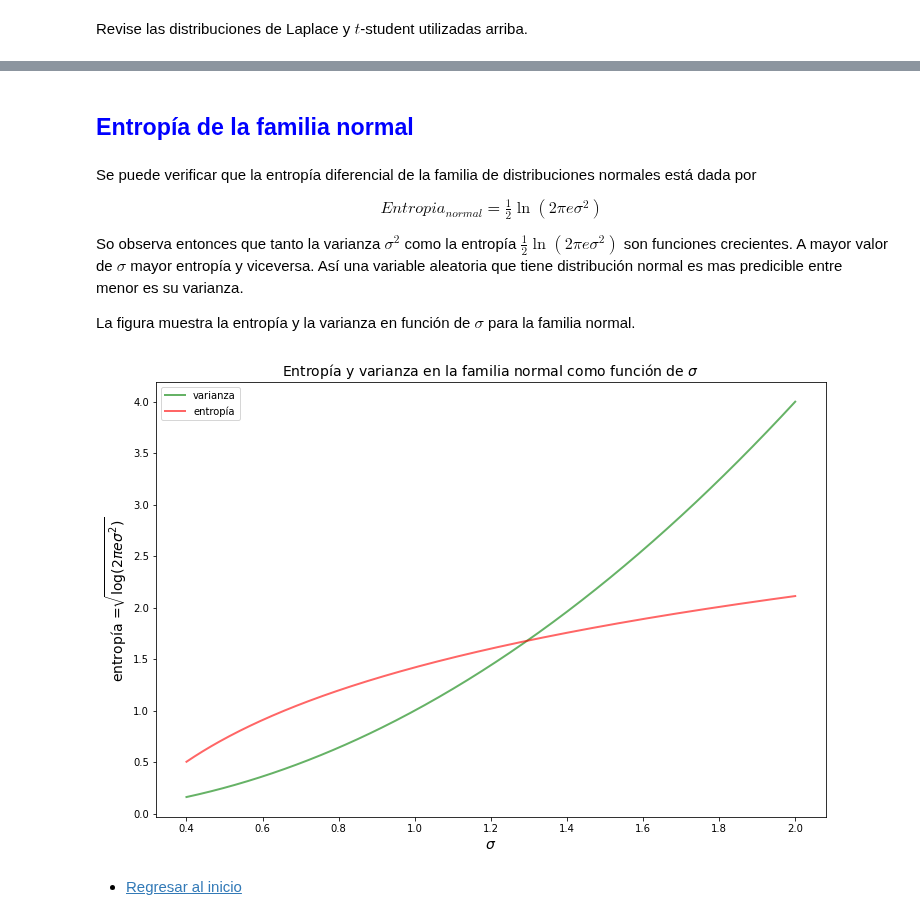
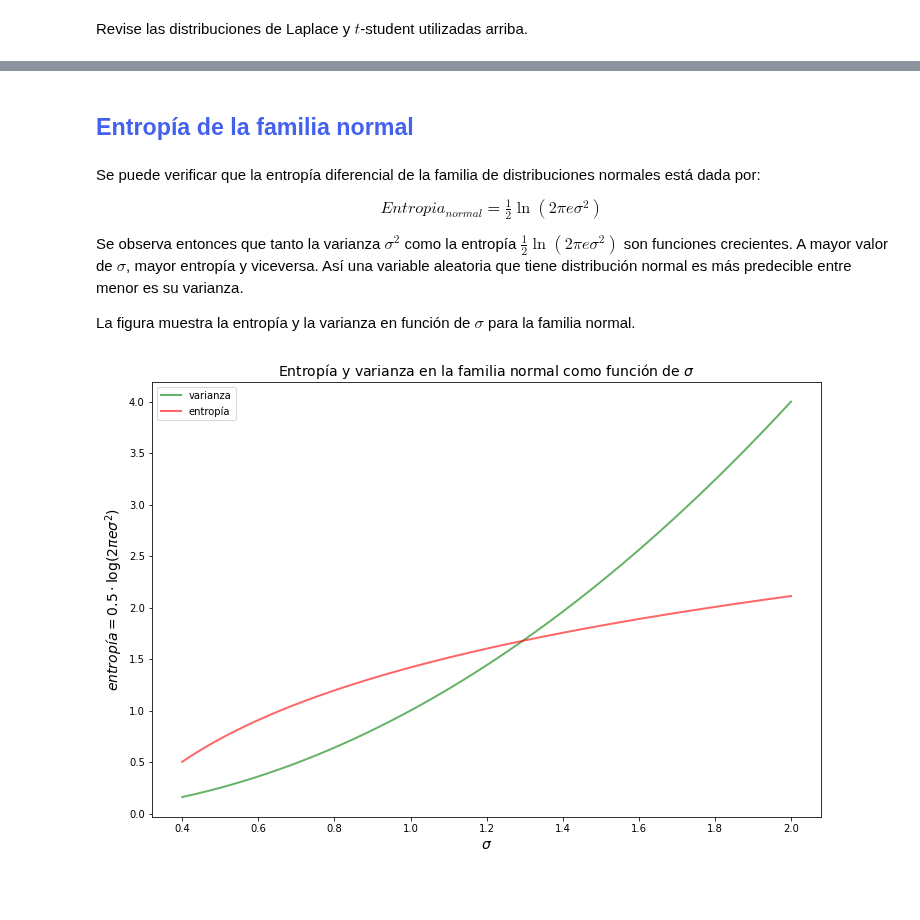
Before and after one commit to AprendizajeProfundo/diplomado-ciencia-de-datos, a Jupyter notebook: Matematicas-Estadistica/Cuadernos/Prob_Distribuciones_continuas.ipynb, the cells around one changed output, grey strips where cells are left out. Saved outputs shown, nothing was run; the diff lists cells and outputs as text; code cells hidden in the pictures; blank space fills up the shorter version.

Commit message:
Cambios variables aleatorias continuas

```diff
--- a/Matematicas-Estadistica/Cuadernos/Prob_Distribuciones_continuas.ipynb
+++ b/Matematicas-Estadistica/Cuadernos/Prob_Distribuciones_continuas.ipynb
@@ -246,38 +344,36 @@ Por otro lado, los conceptos y definiciones de la entropía de Shanon se traduce
 # %% [markdown]
-## <span style="color:blue">Entropía de la familia normal</span>
+## <span style="color:#4361EE">Entropía de la familia normal</span>
 # %% [markdown]
-Se puede verificar que la entropía diferencial de la familia de distribuciones normales está dada por
+Se puede verificar que la entropía diferencial de la familia de distribuciones normales está dada por:
 
 $$
 Entropia_{normal} = \tfrac{1}{2} \ln(2\pi e\sigma^2 )
 $$
 
-So observa entonces que tanto la varianza $\sigma^2$ como la entropía $\tfrac{1}{2} \ln(2\pi e\sigma^2) $ son funciones crecientes. A mayor valor de $\sigma$ mayor entropía y viceversa. Así una variable aleatoria que tiene distribución normal es mas predicible entre menor es su varianza.
+Se observa entonces que tanto la varianza $\sigma^2$ como la entropía $\tfrac{1}{2} \ln(2\pi e\sigma^2) $ son funciones crecientes. A mayor valor de $\sigma$, mayor entropía y viceversa. Así una variable aleatoria que tiene distribución normal es más predecible entre menor es su varianza.
 
 La figura muestra la entropía y la varianza en función de $\sigma$ para la familia normal.
 # %%
 import matplotlib.pyplot as plt
 import numpy as np
 from scipy.stats import norm
 from scipy.stats import t
 from scipy.stats import laplace
 #
 fig, ax = plt.subplots(1, 1,figsize=(12, 8))
 plt.title('Entropía y varianza en la familia normal como función de $\sigma$',fontsize=14)
 
 sigma = np.linspace(0.4,2,300)
 #
 varianza = sigma**2
 ax.plot(sigma, varianza, 'g-', lw=2, alpha=0.6, label='varianza')
 #
 entropia = 0.5*np.log(2*np.pi*np.e*sigma**2)
 ax.plot(sigma, entropia, 'r-', lw=2, alpha=0.6, label='entropía')
 #
 plt.xlabel('$\sigma$',fontsize=14)
-plt.ylabel('entropía =$\sqrt{\log (2\pi e \sigma^2) }$',fontsize=14)
+plt.ylabel('$entropía = 0.5\cdot\log (2\pi e \sigma^2)$',fontsize=14)
 plt.legend()
 plt.show()
 # %% [output]
-[figure, old version]
+[figure, new version]
-# %% [markdown]
-- [Regresar al inicio](#Contenido)
```
Also changed, not shown: parts of 66 cells of this notebook, 1 other file.
